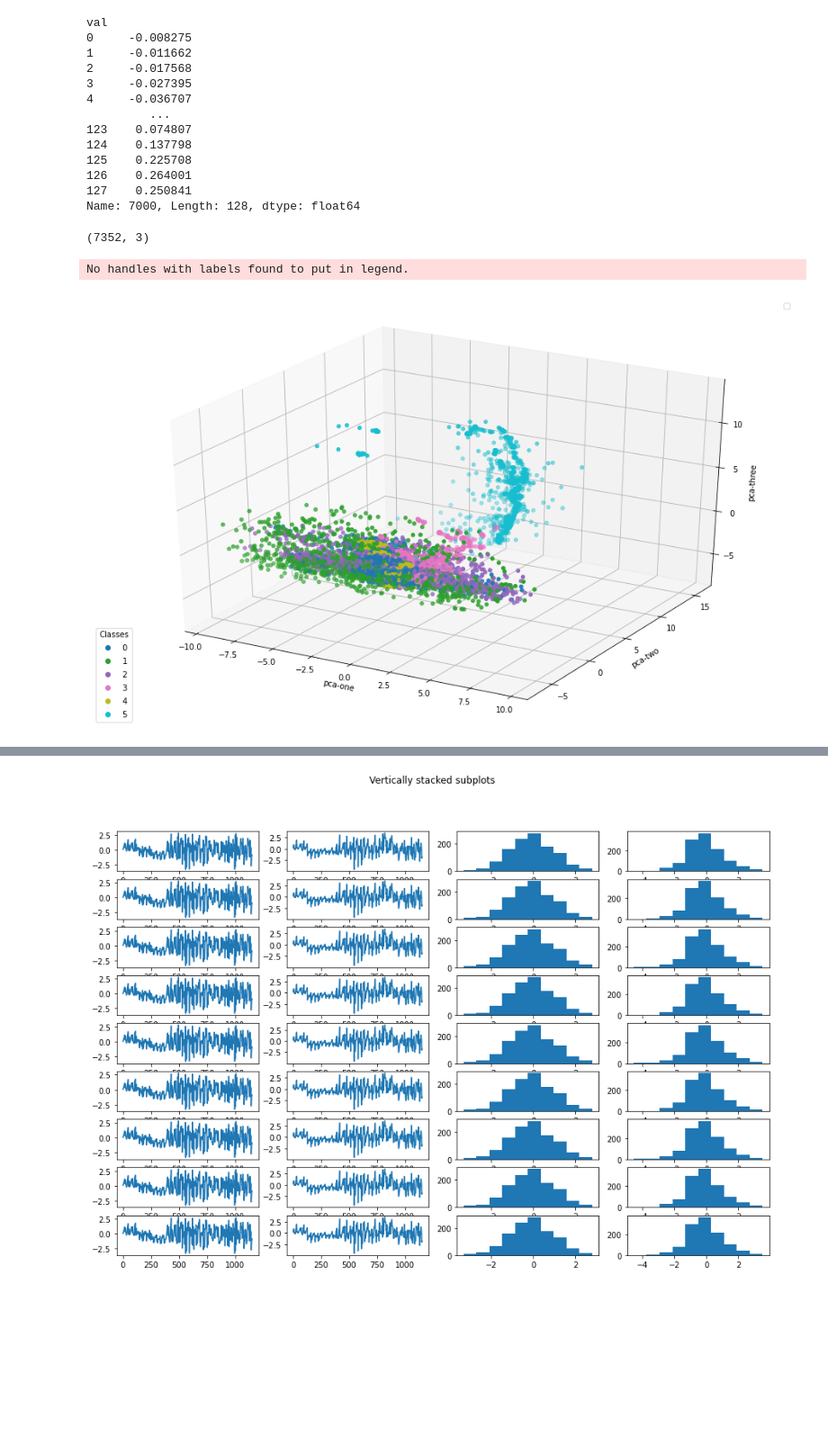
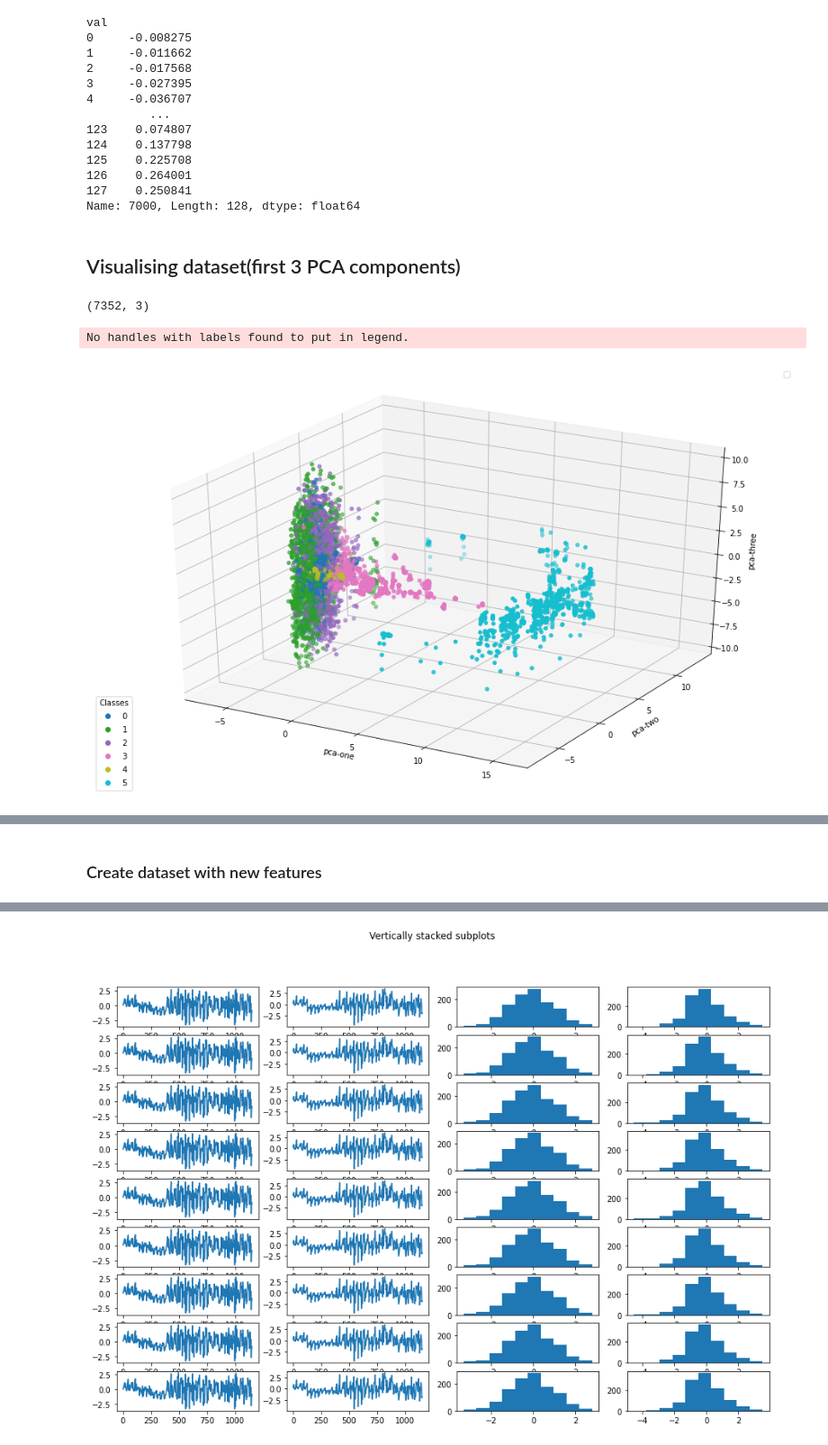
Before and after one commit to Klevertak/SensorPrediction, a Jupyter notebook: SensorPredict.ipynb, the cells around one changed output, grey strips where cells are left out. Shown at 90% size. Drawn from its saved outputs; the diff is of its cells as text; code cells hidden in the pictures; blank space fills up the shorter version.

```diff
--- a/SensorPredict.ipynb
+++ b/SensorPredict.ipynb
@@ -63,16 +63,23 @@ from scipy import signal
 # %%
 import matplotlib
 from matplotlib import pyplot as plt
+# %%
+import seaborn as sns
+
+sns.set()
+
+# Graphics in retina format are more sharp and legible
+%config InlineBackend.figure_format = 'retina'
 # %%
 sens_count = 9
 
-plt.rcParams["figure.figsize"] = (15,10)
+plt.rcParams["figure.figsize"] = (15,15)
 fig, axs = plt.subplots(sens_count,4)
 fig.suptitle('Vertically stacked subplots')
 
 for i in range(0,sens_count):
   axs[i,0].plot(X_train[3501,:,i])
-  axs[i,1].plot(X_train[3502,:,i])
+  axs[i,1].plot(X_train[300,:,i])
   axs[i,2].hist(X_train[3501,:,i])
-  axs[i,3].hist(X_train[3502,:,i])
+  axs[i,3].hist(X_train[300,:,i])
 # %% [output]
@@ -180,6 +192,8 @@ val
 126    0.264001
 127    0.250841
 Name: 7000, Length: 128, dtype: float64
+# %% [markdown]
+## Visualising dataset(first 3 PCA components)
 # %%
 pca = PCA(n_components=3)
 pca_result = pca.fit_transform(df_train.drop(['target'],axis=1).to_numpy())
@@ -192,23 +206,23 @@ pca_result.shape
 # %%
 ax = plt.figure(figsize=(16,10)).gca(projection='3d')
 scatter = ax.scatter(
-          xs=pca_result[:,2],
-          ys=pca_result[:,0],
-          zs=pca_result[:,1],
+          xs=pca_result[:,0],
+          ys=pca_result[:,1],
+          zs=pca_result[:,2],
           c=df_train['target'],
           cmap='tab10'
 )
 ax.set_xlabel('pca-one')
 ax.set_ylabel('pca-two')
 ax.set_zlabel('pca-three')
 legend1 = ax.legend(*scatter.legend_elements(),
-                    loc="lower left", title="Classes")
+                    loc="lower left", title`="Classes")
 ax.add_artist(legend1)
 plt.legend()
 plt.show()
 # %% [output]
 No handles with labels found to put in legend.
-[figure, old version]
+[figure, new version]
 # %%
 import plotly.express as px
 
@@ -217,3 +231,5 @@ fig = px.scatter_3d(pca_result, x=0, y=1, z=2,
 fig.show()
 # %% [output]
 [interactive output not drawn]
+# %% [markdown]
+### Create dataset with new features
```
Also changed, not shown: parts of 50 cells of this notebook.
